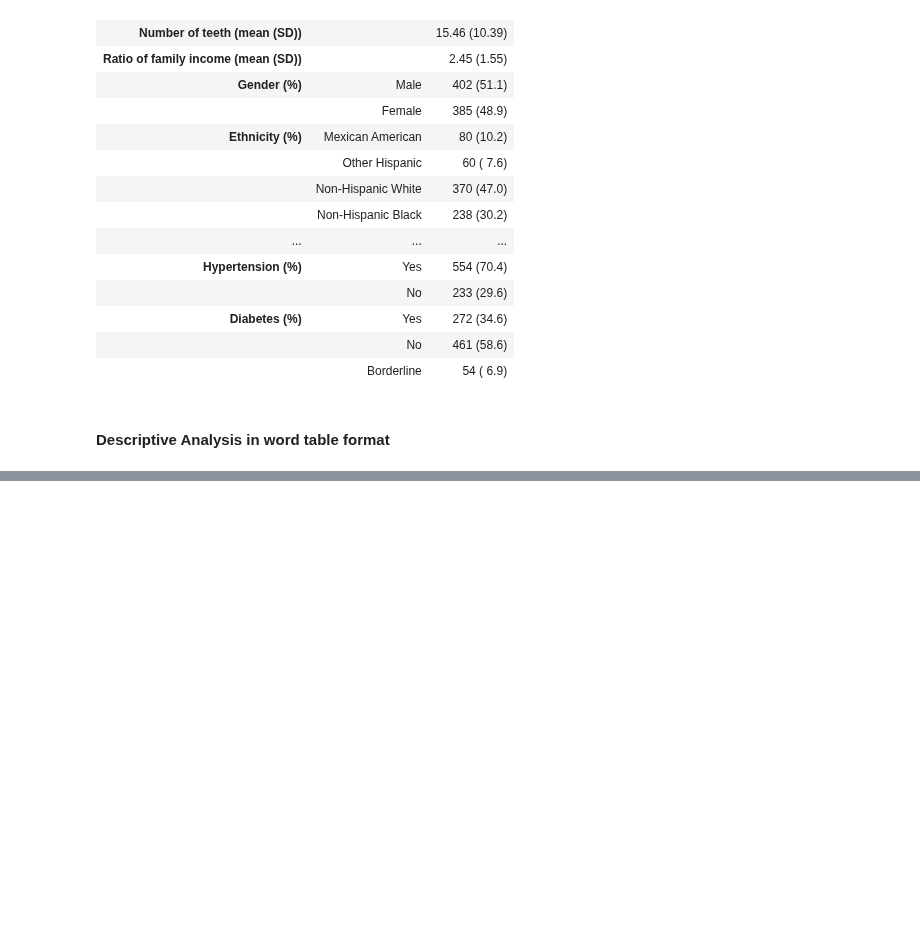
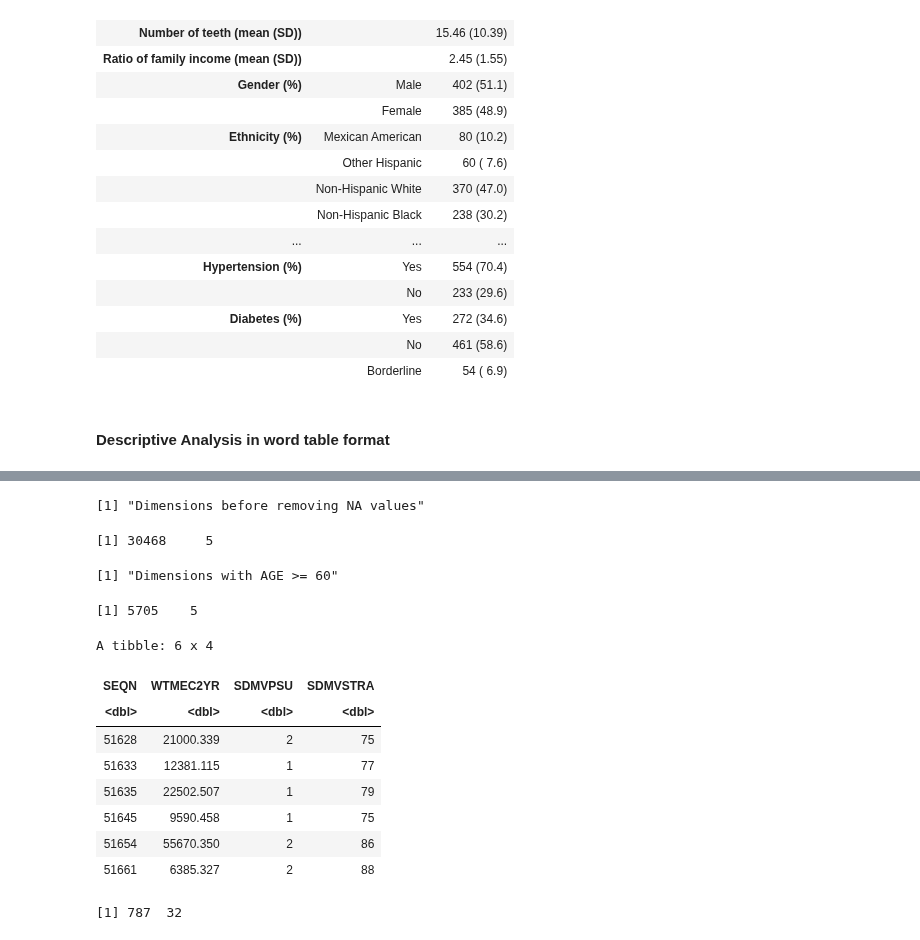
Before and after one commit to silvano315/Med-Physics, a Jupyter notebook: notebooks/NHANES_number_teeth_analysis.ipynb, the cells around one changed output, grey strips where cells are left out. Cells and saved outputs as stored; diff of their text form; code cells hidden in the pictures; blank space fills up the shorter version.

```diff
--- a/notebooks/NHANES_number_teeth_analysis.ipynb
+++ b/notebooks/NHANES_number_teeth_analysis.ipynb
@@ -930,0 +976,78 @@ Ratio of family income: Non-normal
+# %%
+# Select weights
+
+# Weights from Demographic datasets
+
+demo_09_10 <- read_xpt(file.path(path_to_data_09_10, "DEMO_F.xpt"))
+
+demo_09_10_weights <- demo_09_10 %>%
+    select(SEQN, RIDAGEYR, WTMEC2YR, SDMVPSU, SDMVSTRA)
+
+demo_11_12 <- read_xpt(file.path(path_to_data_11_12, "DEMO_G.xpt.txt"))
+
+demo_11_12_weights <- demo_11_12 %>%
+    select(SEQN, RIDAGEYR, WTMEC2YR, SDMVPSU, SDMVSTRA)
+
+demo_13_14 <- read_xpt(file.path(path_to_data_13_14, "DEMO_H.xpt.txt"))
+
+demo_13_14_weights <- demo_13_14 %>%
+    select(SEQN, RIDAGEYR, WTMEC2YR, SDMVPSU, SDMVSTRA)
+
+weights_09_10 <- list(
+  demo_09_10_weights
+)
+
+weights_11_12 <- list(
+  demo_11_12_weights
+)
+
+weights_13_14 <- list(
+  demo_13_14_weights
+)
+
+# Horizontal union for period 2009/10, 2011/12, 2013/14
+
+wt_09_10 <- Reduce(function(x, y) full_join(x, y, by = "SEQN"), weights_09_10)
+
+wt_11_12 <- Reduce(function(x, y) full_join(x, y, by = "SEQN"), weights_11_12)
+
+wt_13_14 <- Reduce(function(x, y) full_join(x, y, by = "SEQN"), weights_13_14)
+
+# Vertical union
+
+wt_final <- bind_rows(wt_09_10, wt_11_12, wt_13_14)
+
+print("Dimensions before removing NA values")
+dim(wt_final)
+
+# Filter with AGE >= 60
+
+wt_final_age_60 <- subset(wt_final, RIDAGEYR >= 60)
+
+print("Dimensions with AGE >= 60")
+dim(wt_final_age_60)
+
+wt_final_age_60 <- subset(wt_final_age_60, select = -RIDAGEYR)
+head(wt_final_age_60)
+
+# Merge wt_final_age_60 with my final data frame
+
+df_final_merged <- df_test %>%
+  inner_join(wt_final_age_60, by = "SEQN")
+
+dim(df_final_merged)
+# %% [output]
+[1] "Dimensions before removing NA values"
+[1] 30468     5
+[1] "Dimensions with AGE >= 60"
+[1] 5705    5
+A tibble: 6 x 4
+| SEQN | WTMEC2YR | SDMVPSU | SDMVSTRA |
+| <dbl> | <dbl> | <dbl> | <dbl> |
+| 51628 | 21000.339 | 2 | 75 |
+| 51633 | 12381.115 | 1 | 77 |
+| 51635 | 22502.507 | 1 | 79 |
+| 51645 | 9590.458 | 1 | 75 |
+| 51654 | 55670.350 | 2 | 86 |
+| 51661 | 6385.327 | 2 | 88 |
+[1] 787  32
```
Also changed, not shown: parts of 7 cells of this notebook.
